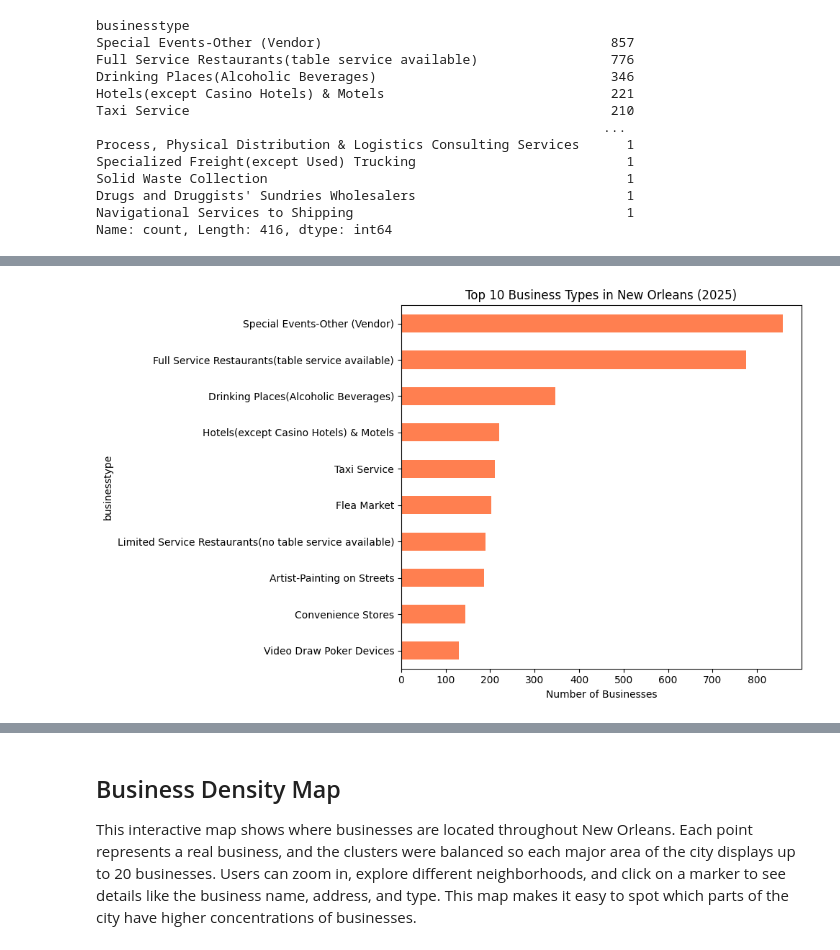
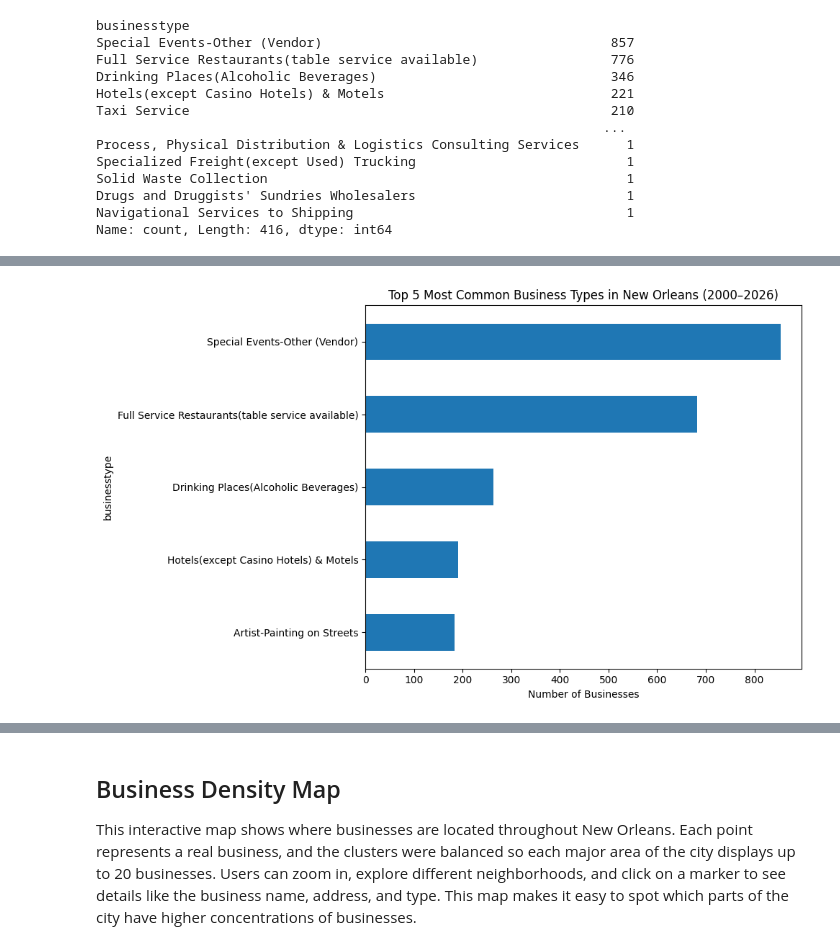
Before and after one commit to HCBrooks-lab/nola_occ_lic25, a Jupyter notebook: nola_occ_lic_analysis.ipynb, the cells around one changed output, grey strips where cells are left out. Drawn from its saved outputs; the diff is of its cells as text; code cells hidden in the pictures.

```diff
--- a/nola_occ_lic_analysis.ipynb
+++ b/nola_occ_lic_analysis.ipynb
@@ -272,2 +329,0 @@ Visualizing the number of new businesses registered each year providing insights
-# %%
-df['start_year'] = df['business_start_date'].dt.year
@@ -307,16 +433,23 @@ Name: count, Length: 416, dtype: int64
 # %%
-top_types = df['businesstype'].value_counts().head(10)
+df['business_start_date'] = pd.to_datetime(df['business_start_date'], errors = 'coerce')
 
-plt.figure(figsize=(10, 6))
-top_types.plot(kind='barh', color='coral')
-plt.xlabel('Number of Businesses')
-plt.title('Top 10 Business Types in New Orleans (2025)')
+df_2000_2026 = df[
+    (df['business_start_date'].dt.year >= 2000) &
+    (df['business_start_date'].dt.year <= 2026)
+].copy()
+
+top_5_types = df_2000_2026['businesstype'].value_counts().head(5)
+
+plt.figure(figsize = (10, 6))
+top_5_types.plot(kind = 'barh')
+plt.xlabel("Number of Businesses")
+plt.title("Top 5 Most Common Business Types in New Orleans (2000–2026)")
 plt.gca().invert_yaxis()
 plt.tight_layout()
-plt.savefig('top_business_types.png')
+plt.savefig("top5_common_business_types.png", dpi = 300, bbox_inches = "tight")
 plt.show()
 # %% [output]
-[figure, old version]
+[figure, new version]
 # %%
 !pip install folium
 # %% [output]
```
Also changed, not shown: parts of 33 cells of this notebook, 8 other files.
